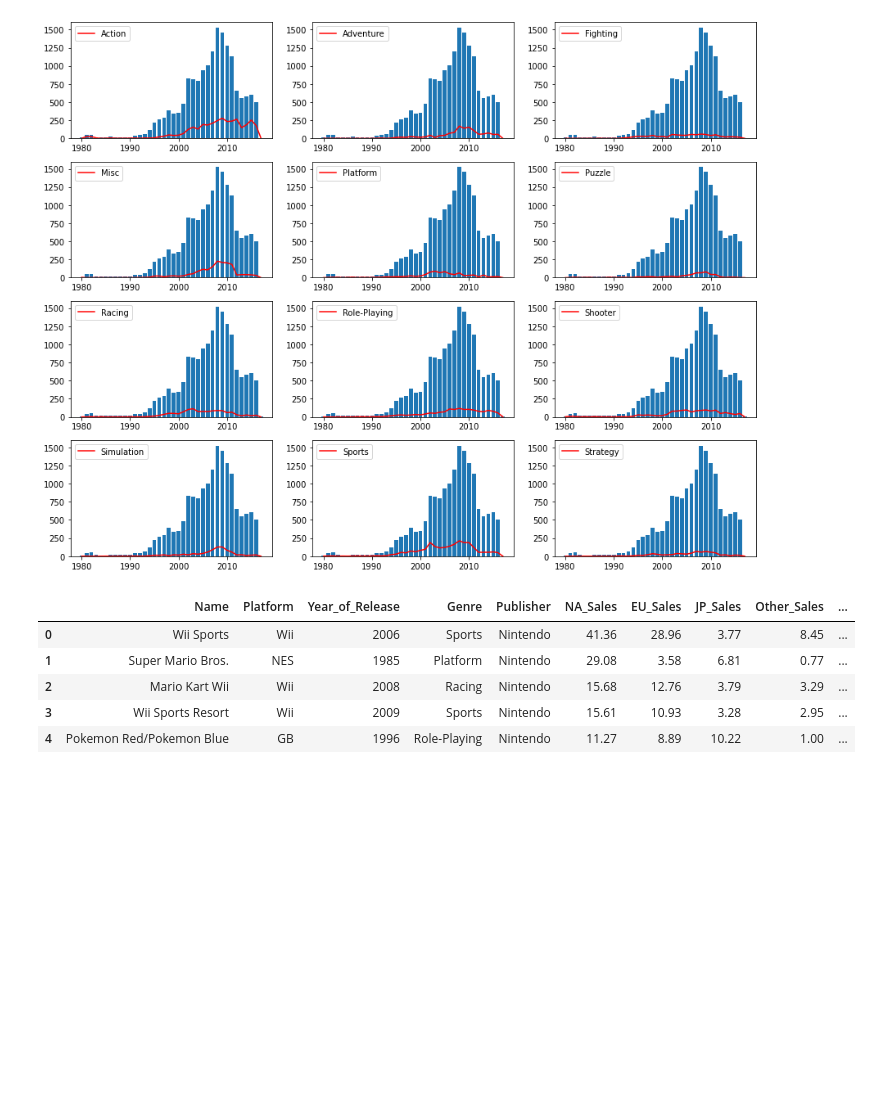
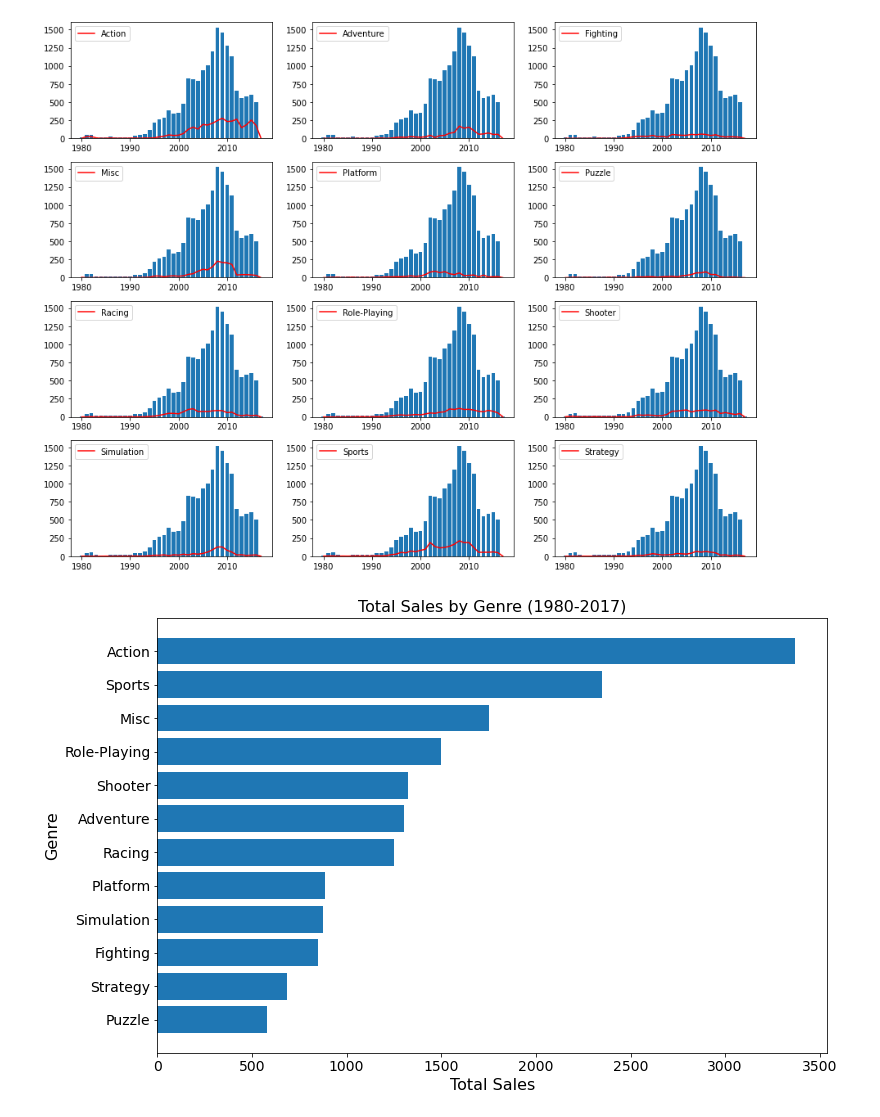
Before and after one commit to fvea/exploratory-data-analysis-video-games-sales, a Jupyter notebook: EDA on Video Games Sales.ipynb, the cells around one changed output. Drawn from its saved outputs; the diff is of its cells as text; code cells hidden in the pictures; blank space fills up the shorter version.

Commit message:
Total Sales by Genre Added

```diff
--- a/EDA on Video Games Sales.ipynb
+++ b/EDA on Video Games Sales.ipynb
@@ -115,12 +114,15 @@ for i in range(4):
         col += 1
 # %% [output]
 [figure]
-# %%
-vg_sales.head()
-# %% [output]
-|  | Name | Platform | Year_of_Release | Genre | Publisher | NA_Sales | EU_Sales | JP_Sales | Other_Sales | ... |
-| 0 | Wii Sports | Wii | 2006 | Sports | Nintendo | 41.36 | 28.96 | 3.77 | 8.45 | ... |
-| 1 | Super Mario Bros. | NES | 1985 | Platform | Nintendo | 29.08 | 3.58 | 6.81 | 0.77 | ... |
-| 2 | Mario Kart Wii | Wii | 2008 | Racing | Nintendo | 15.68 | 12.76 | 3.79 | 3.29 | ... |
-| 3 | Wii Sports Resort | Wii | 2009 | Sports | Nintendo | 15.61 | 10.93 | 3.28 | 2.95 | ... |
-| 4 | Pokemon Red/Pokemon Blue | GB | 1996 | Role-Playing | Nintendo | 11.27 | 8.89 | 10.22 | 1.00 | ... |
+# %%
+genre_sales = vg_sales.Genre.value_counts()
+genre_sales = genre_sales.sort_values()
+fig, ax = plt.subplots(figsize=(12,8))
+ax.barh(genre_sales.index, genre_sales.values)
+ax.set_title('Total Sales by Genre (1980-2017)', fontsize=16)
+ax.set_xlabel('Total Sales', fontsize=16)
+ax.set_ylabel('Genre', fontsize=16)
+ax.tick_params(axis='x', labelsize=14)
+ax.tick_params(axis='y', labelsize=14)
+# %% [output]
+[figure, added]
```
Also changed, not shown: parts of 2 cells of this notebook.
